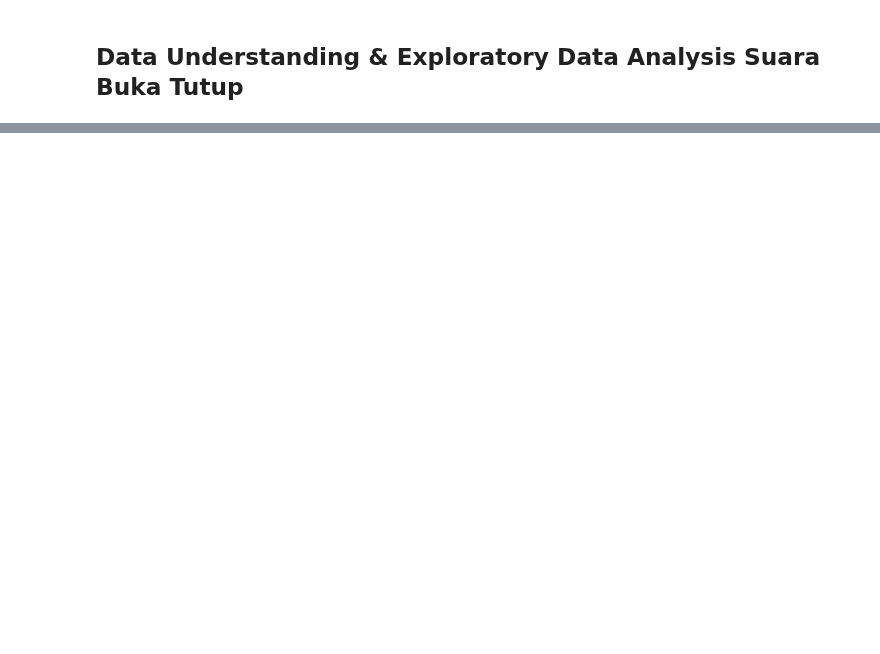
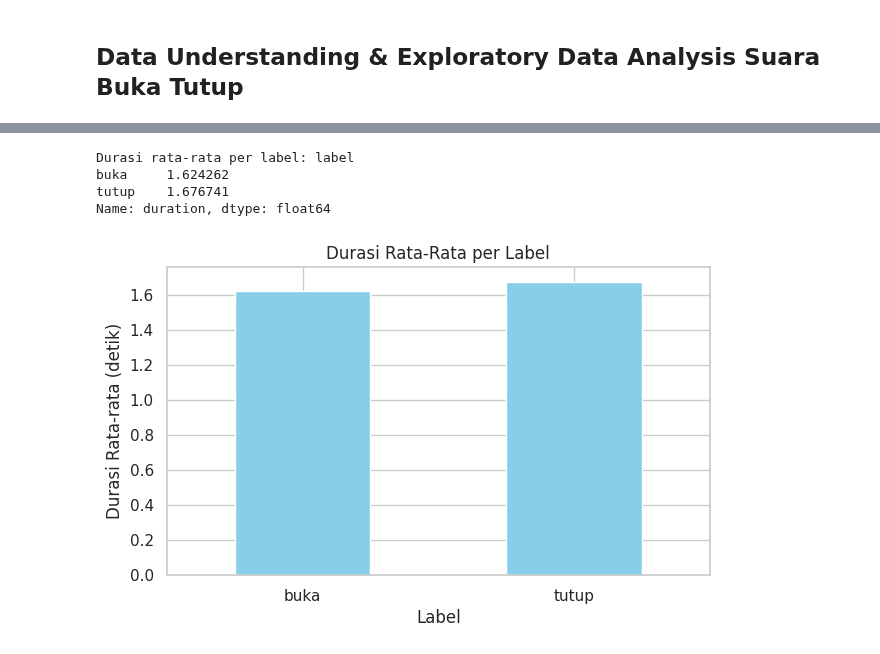
Before and after one commit to Yotan123/psd, a Jupyter notebook: _sources/Suara.ipynb, the cells around one changed output, grey strips where cells are left out. Cells and saved outputs as stored; diff of their text form; code cells hidden in the pictures; blank space fills up the shorter version.

```diff
--- a/_sources/Suara.ipynb
+++ b/_sources/Suara.ipynb
@@ -139,0 +182,21 @@ Sample rate unik: [48000]
+# %%
+# Rata-rata durasi per label
+if not audio_stats.empty:
+    mean_duration = audio_stats.groupby('label')['duration'].mean()
+    print("Durasi rata-rata per label:", mean_duration)
+
+    # Visualisasi durasi rata-rata per label
+    mean_duration.plot(kind='bar', figsize=(7, 4), color='skyblue')
+    plt.title("Durasi Rata-Rata per Label")
+    plt.xlabel("Label")
+    plt.ylabel("Durasi Rata-rata (detik)")
+    plt.xticks(rotation=0)
+    plt.show()
+else:
+    print("audio_stats kosong — tidak dapat menghitung rata-rata durasi.")
+# %% [output]
+Durasi rata-rata per label: label
+buka     1.624262
+tutup    1.676741
+Name: duration, dtype: float64
+[figure, added]
```
Also changed, not shown: parts of 9 cells of this notebook, 12 other files.
